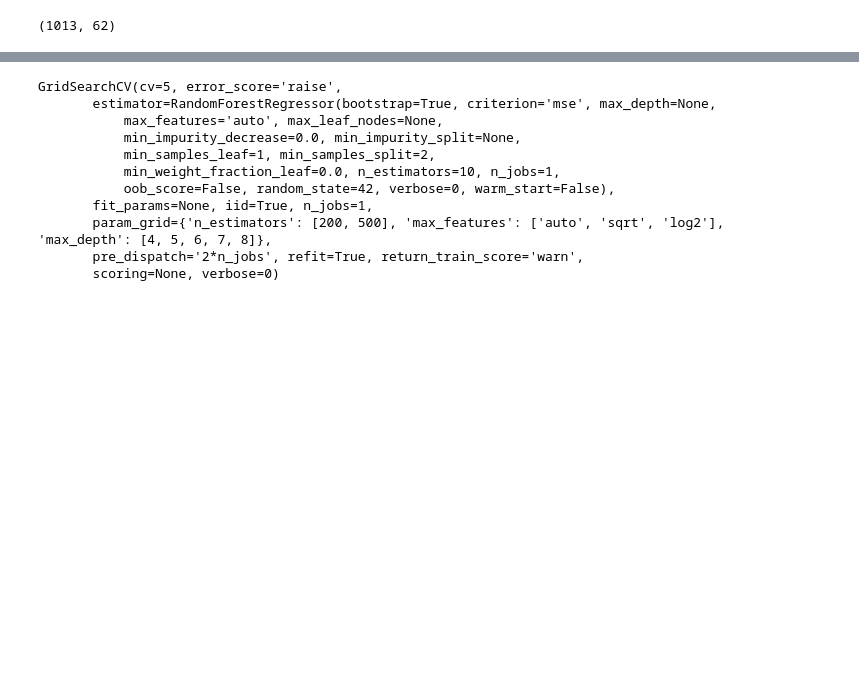
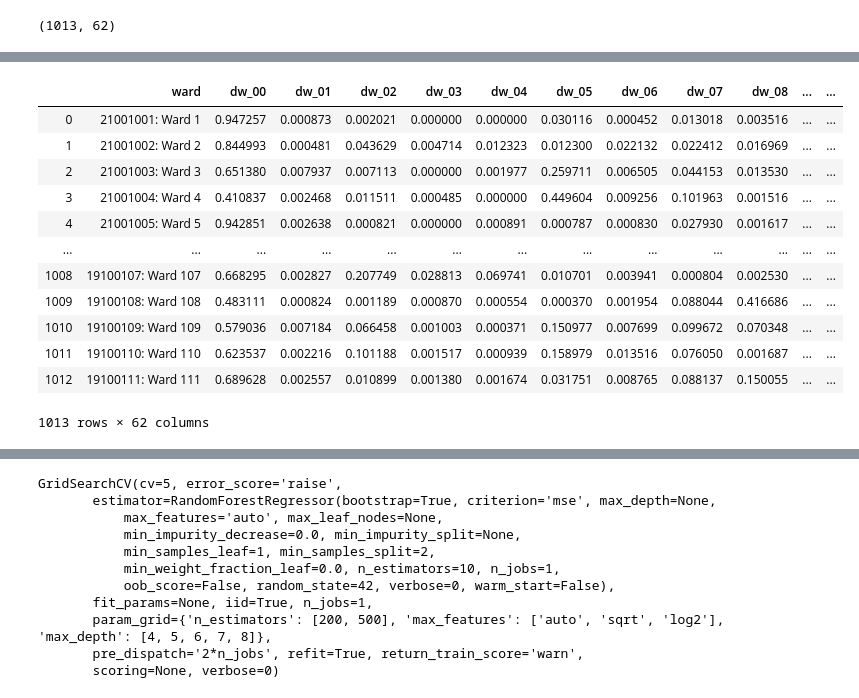
Before and after one commit to E-STAT/Women-in-AI-Zindi-hackathon, a Jupyter notebook: Women in AI-02-Random_Forest.ipynb, the cells around one changed output, grey strips where cells are left out. Drawn from its saved outputs; the diff is of its cells as text; code cells hidden in the pictures; blank space fills up the shorter version.

```diff
--- a/Women in AI-02-Random_Forest.ipynb
+++ b/Women in AI-02-Random_Forest.ipynb
@@ -138,3 +180,20 @@ test.shape
+# %%
+test.drop(['total_households', 'total_individuals'], axis = 1, inplace = True)
+pd.concat([test, total_households, total_individuals], axis = 1)
+# %% [output]
+|  | ward | dw_00 | dw_01 | dw_02 | dw_03 | dw_04 | dw_05 | dw_06 | dw_07 | dw_08 | ... | ... |
+| 0 | 21001001: Ward 1 | 0.947257 | 0.000873 | 0.002021 | 0.000000 | 0.000000 | 0.030116 | 0.000452 | 0.013018 | 0.003516 | ... | ... |
+| 1 | 21001002: Ward 2 | 0.844993 | 0.000481 | 0.043629 | 0.004714 | 0.012323 | 0.012300 | 0.022132 | 0.022412 | 0.016969 | ... | ... |
+| 2 | 21001003: Ward 3 | 0.651380 | 0.007937 | 0.007113 | 0.000000 | 0.001977 | 0.259711 | 0.006505 | 0.044153 | 0.013530 | ... | ... |
+| 3 | 21001004: Ward 4 | 0.410837 | 0.002468 | 0.011511 | 0.000485 | 0.000000 | 0.449604 | 0.009256 | 0.101963 | 0.001516 | ... | ... |
+| 4 | 21001005: Ward 5 | 0.942851 | 0.002638 | 0.000821 | 0.000000 | 0.000891 | 0.000787 | 0.000830 | 0.027930 | 0.001617 | ... | ... |
+| ... | ... | ... | ... | ... | ... | ... | ... | ... | ... | ... | ... | ... |
+| 1008 | 19100107: Ward 107 | 0.668295 | 0.002827 | 0.207749 | 0.028813 | 0.069741 | 0.010701 | 0.003941 | 0.000804 | 0.002530 | ... | ... |
+| 1009 | 19100108: Ward 108 | 0.483111 | 0.000824 | 0.001189 | 0.000870 | 0.000554 | 0.000370 | 0.001954 | 0.088044 | 0.416686 | ... | ... |
+| 1010 | 19100109: Ward 109 | 0.579036 | 0.007184 | 0.066458 | 0.001003 | 0.000371 | 0.150977 | 0.007699 | 0.099672 | 0.070348 | ... | ... |
+| 1011 | 19100110: Ward 110 | 0.623537 | 0.002216 | 0.101188 | 0.001517 | 0.000939 | 0.158979 | 0.013516 | 0.076050 | 0.001687 | ... | ... |
+| 1012 | 19100111: Ward 111 | 0.689628 | 0.002557 | 0.010899 | 0.001380 | 0.001674 | 0.031751 | 0.008765 | 0.088137 | 0.150055 | ... | ... |
+1013 rows × 62 columns
 # %%
 train.drop(['ADM4_PCODE', 'ward'], axis = 1, inplace = True)
 test.drop(['ADM4_PCODE', 'ward'], axis = 1, inplace = True)
```
Also changed, not shown: parts of 36 cells of this notebook.
